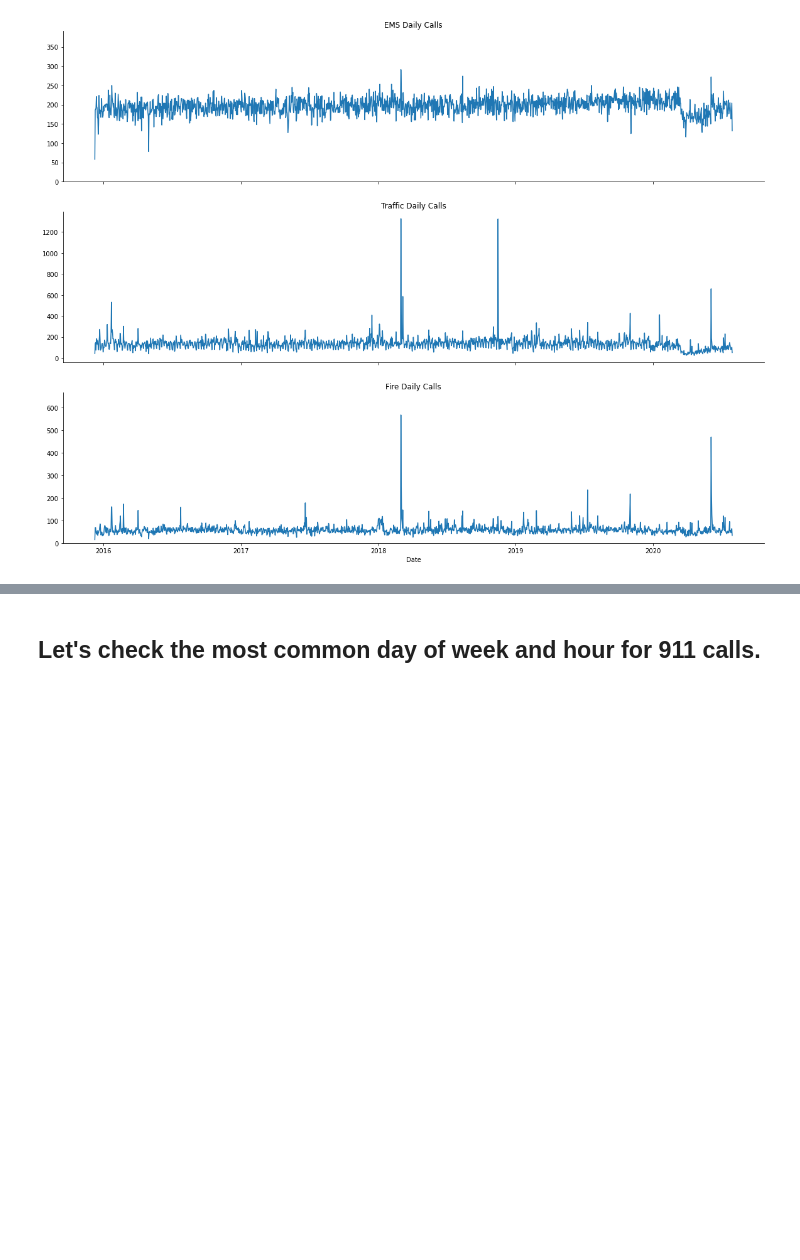
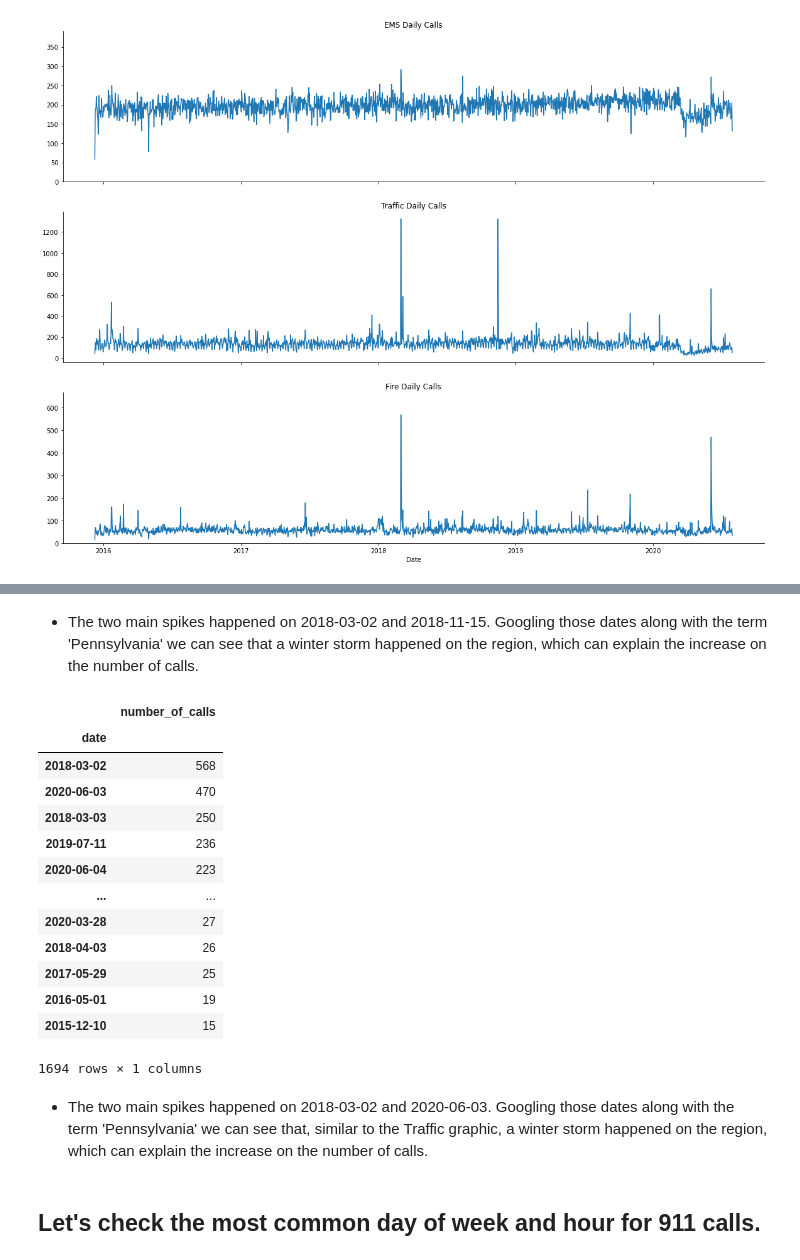
Before and after one commit to joaocalista/911-Calls-Exploratory-Data-Analysis, a Jupyter notebook: 911_calls_eda.ipynb, the cells around one changed output, grey strips where cells are left out. Cells and saved outputs as stored; diff of their text form; code cells hidden in the pictures; blank space fills up the shorter version.

```diff
--- a/911_calls_eda.ipynb
+++ b/911_calls_eda.ipynb
@@ -463,3 +486,27 @@ sns.despine()
+# %% [markdown]
+- The two main spikes happened on 2018-03-02 and 2018-11-15. Googling those dates along with the term 'Pennsylvania' we can see that a winter storm happened on the region, which can explain the increase on the number of calls.
+# %%
+#for fire
+df = data[data['department'] == 'Fire'].groupby('date').count().sort_values(by='department', ascending=False)[['lat']]
+df.columns = ['number_of_calls']
+df
+# %% [output]
+|  | number_of_calls |
+| date |  |
+| 2018-03-02 | 568 |
+| 2020-06-03 | 470 |
+| 2018-03-03 | 250 |
+| 2019-07-11 | 236 |
+| 2020-06-04 | 223 |
+| ... | ... |
+| 2020-03-28 | 27 |
+| 2018-04-03 | 26 |
+| 2017-05-29 | 25 |
+| 2016-05-01 | 19 |
+| 2015-12-10 | 15 |
+1694 rows × 1 columns
+# %% [markdown]
+- The two main spikes happened on 2018-03-02 and 2020-06-03. Googling those dates along with the term 'Pennsylvania' we can see that, similar to the Traffic graphic, a winter storm happened on the region, which can explain the increase on the number of calls.
 # %% [markdown]
 ## Let's check the most common day of week and hour for 911 calls.
 # %%
```
Also changed, not shown: parts of 7 cells of this notebook, 1 other file.
